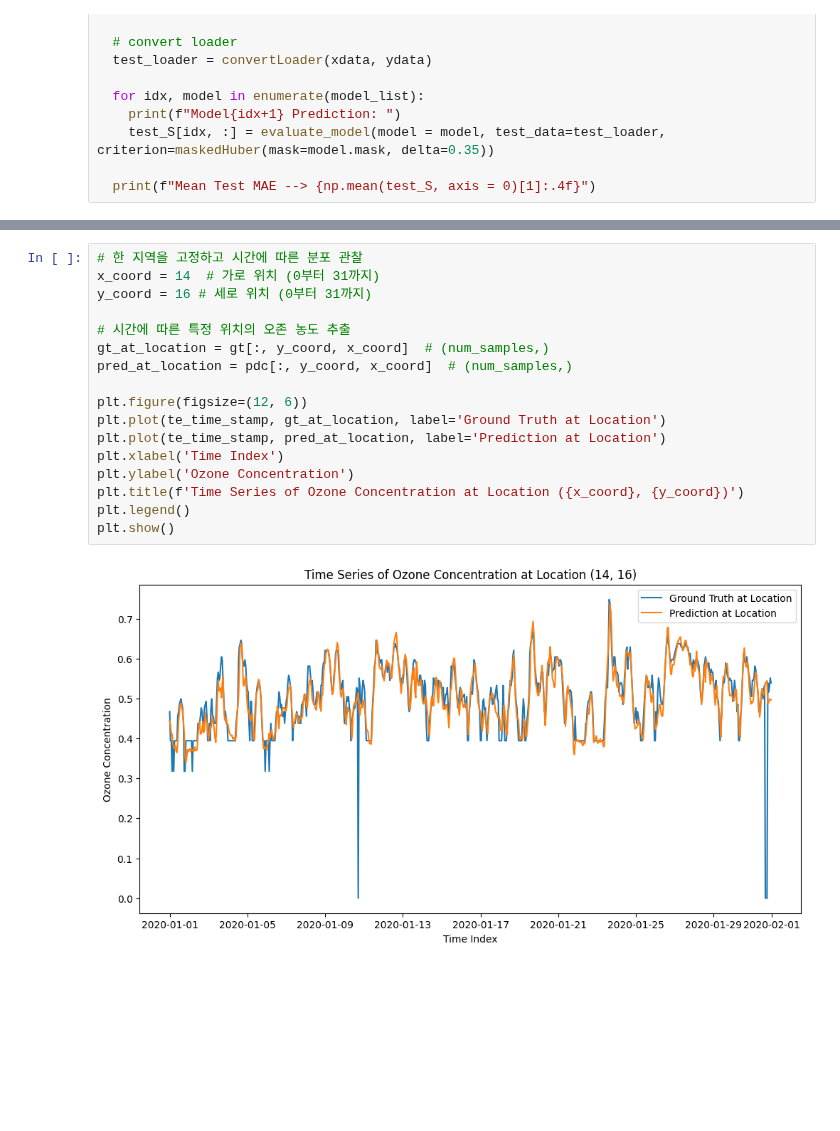
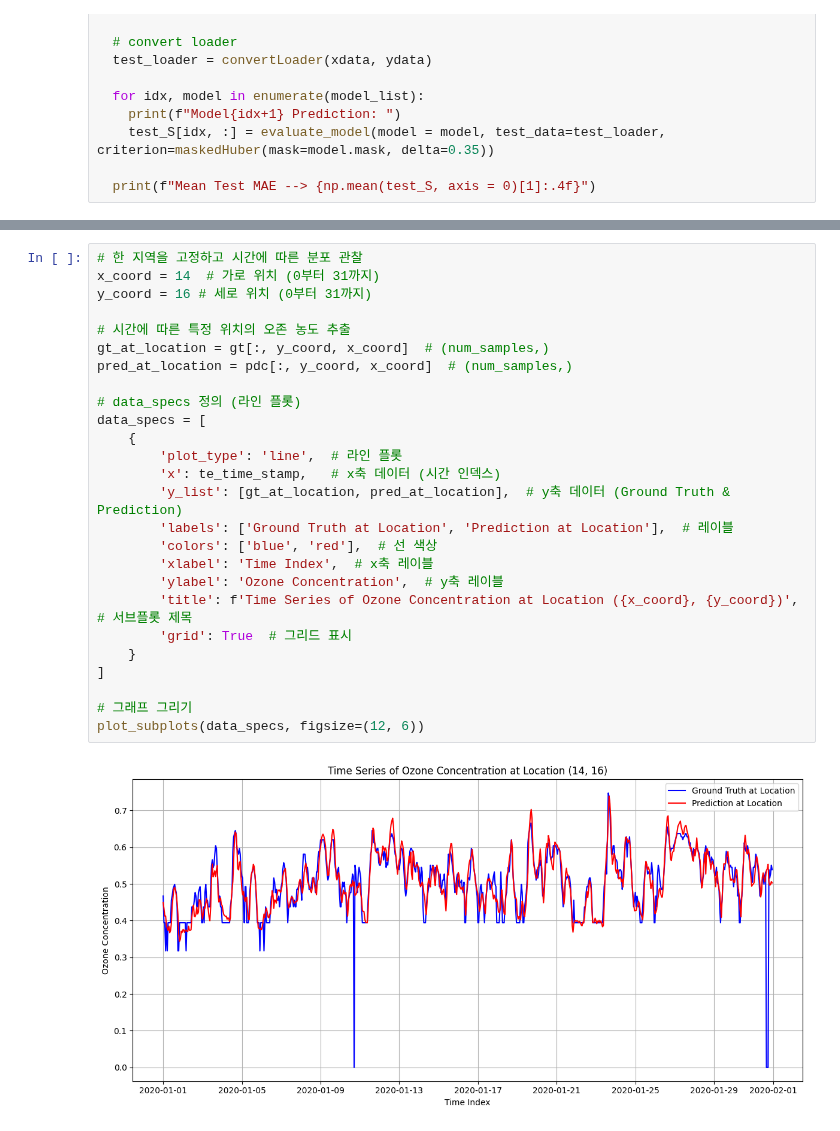
Before and after one commit to kminseong841/ML-Research, a Jupyter notebook: Pytorch_Ozone_predict_CNN.ipynb, the cells around one changed output, grey strips where cells are left out. Cells and saved outputs as stored; diff of their text form; blank space fills up the shorter version.

Commit message:
Visualization Refactoring
Visualization 과정 함수화

```diff
--- a/Pytorch_Ozone_predict_CNN.ipynb
+++ b/Pytorch_Ozone_predict_CNN.ipynb
@@ -651,22 +590,31 @@ plt.show()
 # %%
 # 한 지역을 고정하고 시간에 따른 분포 관찰
 x_coord = 14  # 가로 위치 (0부터 31까지)
 y_coord = 16 # 세로 위치 (0부터 31까지)
 
 # 시간에 따른 특정 위치의 오존 농도 추출
 gt_at_location = gt[:, y_coord, x_coord]  # (num_samples,)
 pred_at_location = pdc[:, y_coord, x_coord]  # (num_samples,)
 
-plt.figure(figsize=(12, 6))
-plt.plot(te_time_stamp, gt_at_location, label='Ground Truth at Location')
-plt.plot(te_time_stamp, pred_at_location, label='Prediction at Location')
-plt.xlabel('Time Index')
-plt.ylabel('Ozone Concentration')
-plt.title(f'Time Series of Ozone Concentration at Location ({x_coord}, {y_coord})')
-plt.legend()
-plt.show()
+# data_specs 정의 (라인 플롯)
+data_specs = [
+    {
+        'plot_type': 'line',  # 라인 플롯
+        'x': te_time_stamp,   # x축 데이터 (시간 인덱스)
+        'y_list': [gt_at_location, pred_at_location],  # y축 데이터 (Ground Truth & Prediction)
+        'labels': ['Ground Truth at Location', 'Prediction at Location'],  # 레이블
+        'colors': ['blue', 'red'],  # 선 색상
+        'xlabel': 'Time Index',  # x축 레이블
+        'ylabel': 'Ozone Concentration',  # y축 레이블
+        'title': f'Time Series of Ozone Concentration at Location ({x_coord}, {y_coord})',  # 서브플롯 제목
+        'grid': True  # 그리드 표시
+    }
+]
+
+# 그래프 그리기
+plot_subplots(data_specs, figsize=(12, 6))
 # %% [output]
-[figure, old version]
+[figure, new version]
 # %%
 # 전체 시간의 오존 값의 분포 비교 (관측소가 있는 지점만)
 # 관측소가 있는 지점만 마스킹, flatten
```
Also changed, not shown: parts of 15 cells of this notebook, 1 other file.
